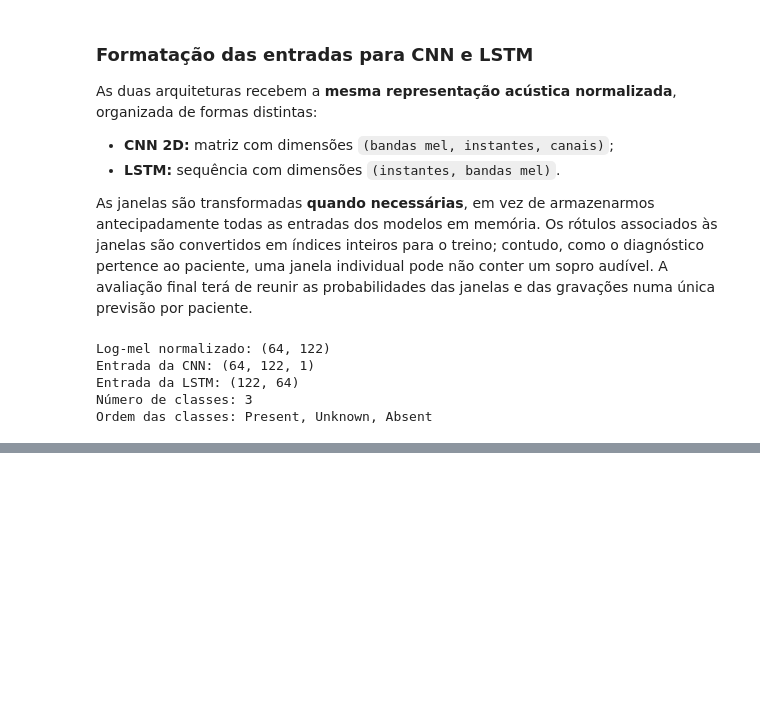
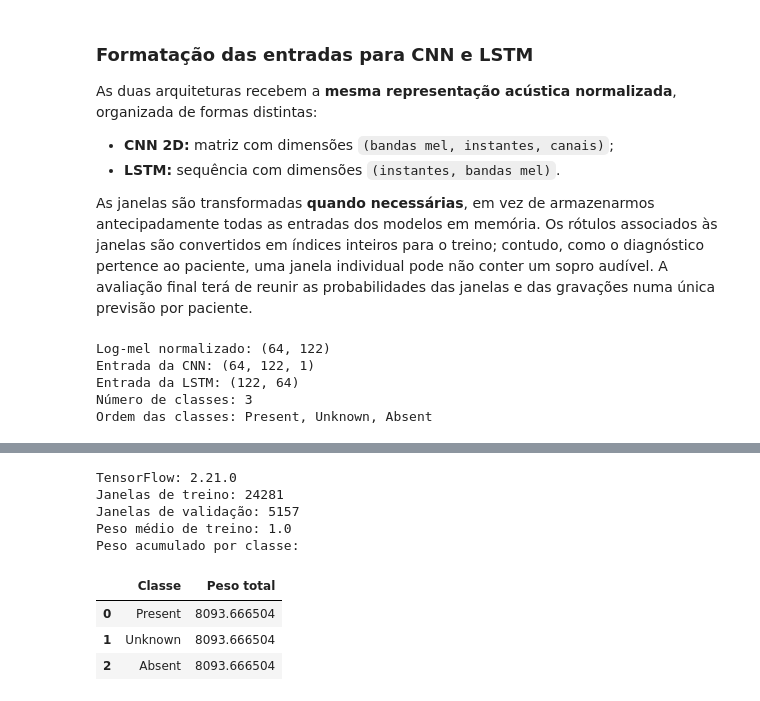
Before and after one commit to afonsogsdantos/Heart-Murmur-Classification, a Jupyter notebook: Heart_Murmur_Classification.ipynb, the cells around one changed output, grey strips where cells are left out. Saved outputs shown, nothing was run; the diff lists cells and outputs as text; code cells hidden in the pictures; blank space fills up the shorter version.

```diff
--- a/Heart_Murmur_Classification.ipynb
+++ b/Heart_Murmur_Classification.ipynb
@@ -476,0 +491,40 @@ Ordem das classes: Present, Unknown, Absent
+# %%
+import json
+import random
+import tensorflow as tf
+import matplotlib.pyplot as plt
+from sklearn.metrics import (accuracy_score, classification_report,
+                             confusion_matrix, ConfusionMatrixDisplay)
+
+# TensorFlow/Keras só é necessário a partir da implementação das redes.
+tf.keras.utils.set_random_seed(SEED)
+print('TensorFlow:', tf.__version__)
+
+CNN_DIR = RESULTS_DIR / 'cnn'
+CACHE_DIR = RESULTS_DIR / 'cache'
+CNN_DIR.mkdir(parents=True, exist_ok=True)
+CACHE_DIR.mkdir(parents=True, exist_ok=True)
+
+BATCH_SIZE = 64
+MAX_EPOCHS = 20
+
+train_weights = balanced_window_weights(train_windows)
+print('Janelas de treino:', len(train_windows))
+print('Janelas de validação:', len(val_windows))
+print('Peso médio de treino:', round(float(train_weights.mean()), 3))
+print('Peso acumulado por classe:')
+display(pd.DataFrame({
+    'Classe': CLASSES,
+    'Peso total': [float(train_weights[train_windows['murmur'].eq(label).to_numpy()].sum())
+                   for label in CLASSES],
+}))
+# %% [output]
+TensorFlow: 2.21.0
+Janelas de treino: 24281
+Janelas de validação: 5157
+Peso médio de treino: 1.0
+Peso acumulado por classe:
+|  | Classe | Peso total |
+| 0 | Present | 8093.666504 |
+| 1 | Unknown | 8093.666504 |
+| 2 | Absent | 8093.666504 |
```
Also changed, not shown: parts of 15 cells of this notebook, 1 other file.
